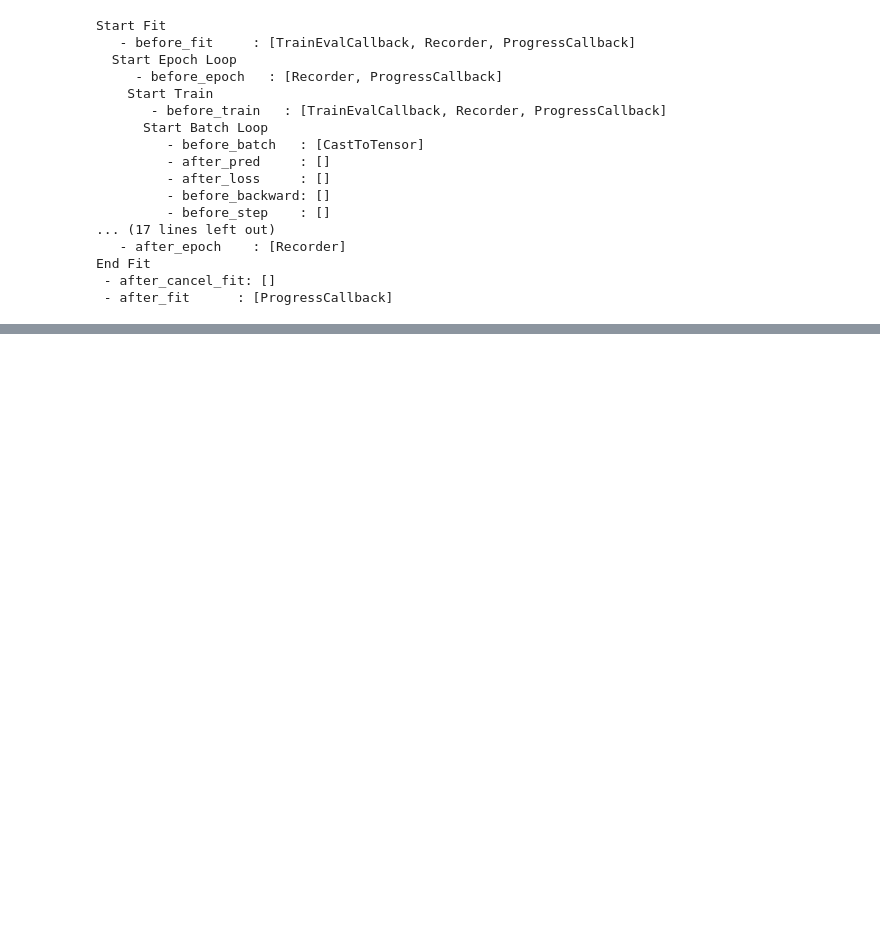
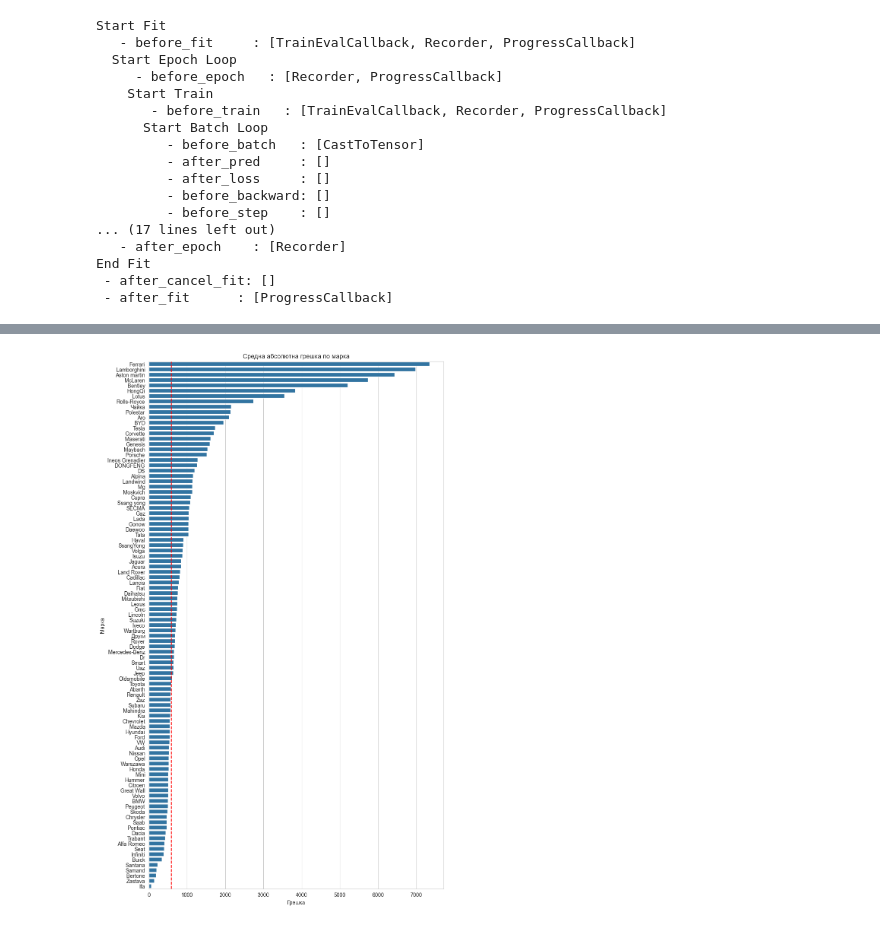
Before and after one commit to AlexDim1/car-market-price-prediction, a Jupyter notebook: training/fastai.ipynb, the cells around one changed output, grey strips where cells are left out. Cells and saved outputs as stored; diff of their text form; code cells hidden in the pictures; blank space fills up the shorter version.

```diff
--- a/training/fastai.ipynb
+++ b/training/fastai.ipynb
@@ -137,6 +168,8 @@ End Fit
  - after_cancel_fit: []
  - after_fit      : [ProgressCallback]
 # %%
-learner.get_preds(dl=learner.dls.test_dl(dataset))
+preds = learner.get_preds(dl=learner.dls.test_dl(dataset))
+data_with_preds = dataset.copy()
+data_with_preds['Predicted Price'] = preds[0].numpy()
 # %% [output]
 [interactive output not drawn]
@@ -156,0 +196,19 @@ learner.get_preds(dl=learner.dls.test_dl(dataset))
+# %%
+errors_df = data_with_preds.copy()
+errors = pd.Series(np.abs(data_with_preds['Price'] - data_with_preds['Predicted Price']))
+errors_df['Error'] = errors
+# %%
+import seaborn as sns
+
+# Group by 'Make' and calculate the mean error
+mean_error_by_make = errors_df.groupby('Make')['Error'].mean().reset_index()
+
+plt.figure(figsize=(10, 18))
+ax = sns.barplot(x='Error', y='Make', data=mean_error_by_make.sort_values(by='Error', ascending=False), orient='h')
+ax.axvline(errors_df['Error'].mean(), color='red', linestyle='--')
+plt.title('Средна абсолютна грешка по марка')
+plt.ylabel('Марка')
+plt.xlabel('Грешка')
+plt.show()
+# %% [output]
+[figure, added]
```
Also changed, not shown: parts of 13 cells of this notebook.
